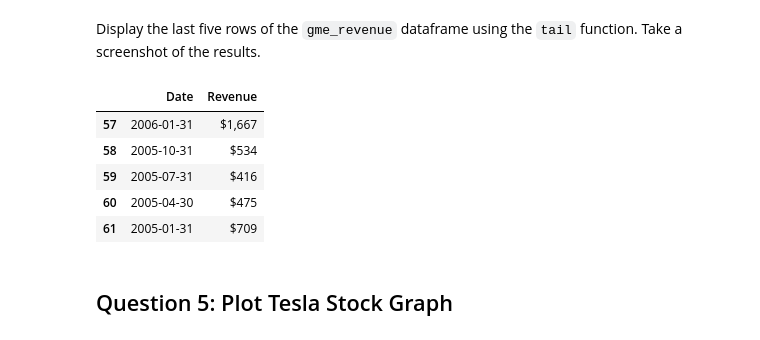
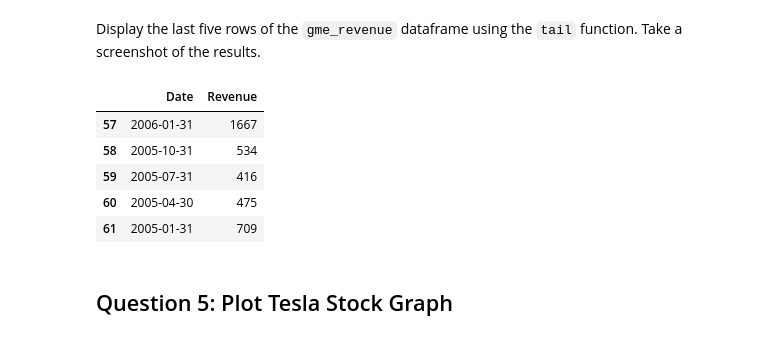
Before and after one commit to joshthomas2197/pydatasciencefinalproject, a Jupyter notebook: True_Final_Assignment.ipynb, the cells around one changed output. Drawn from its saved outputs; the diff is of its cells as text; code cells hidden in the pictures.

```diff
--- a/True_Final_Assignment.ipynb
+++ b/True_Final_Assignment.ipynb
@@ -220,14 +221,19 @@ for table2 in soup2.find_all('table', attrs={'class':'historical_data_table tabl
 # %% [markdown]
 Display the last five rows of the `gme_revenue` dataframe using the `tail` function. Take a screenshot of the results.
 # %%
+gme_revenue["Revenue"] = gme_revenue['Revenue'].str.replace(',|\$',"")
+
+gme_revenue.dropna(inplace=True)
+
+gme_revenue = gme_revenue[gme_revenue['Revenue'] != ""]
 gme_revenue.tail()
 # %% [output]
 |  | Date | Revenue |
-| 57 | 2006-01-31 | $1,667 |
-| 58 | 2005-10-31 | $534 |
-| 59 | 2005-07-31 | $416 |
-| 60 | 2005-04-30 | $475 |
-| 61 | 2005-01-31 | $709 |
+| 57 | 2006-01-31 | 1667 |
+| 58 | 2005-10-31 | 534 |
+| 59 | 2005-07-31 | 416 |
+| 60 | 2005-04-30 | 475 |
+| 61 | 2005-01-31 | 709 |
 # %% [markdown]
 ## Question 5: Plot Tesla Stock Graph
 # %% [markdown]
```
Also changed, not shown: parts of 2 cells of this notebook.
